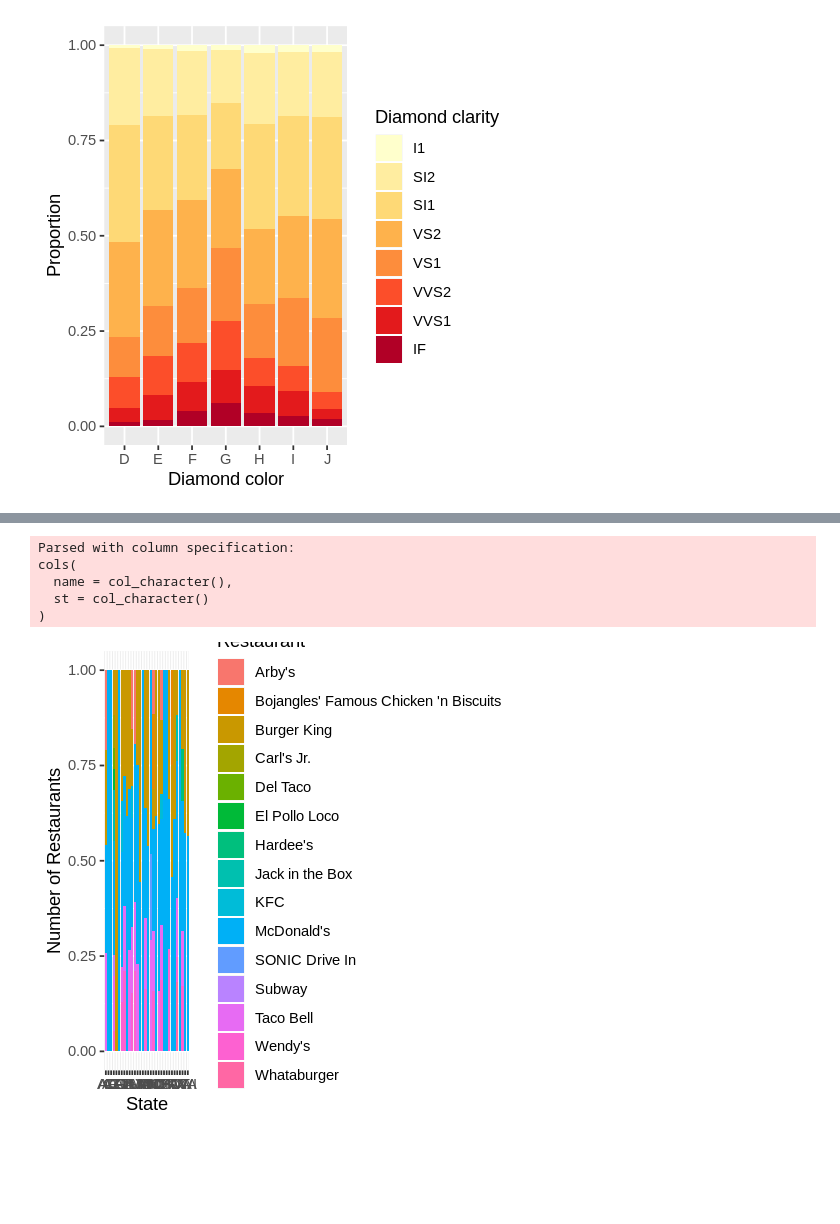
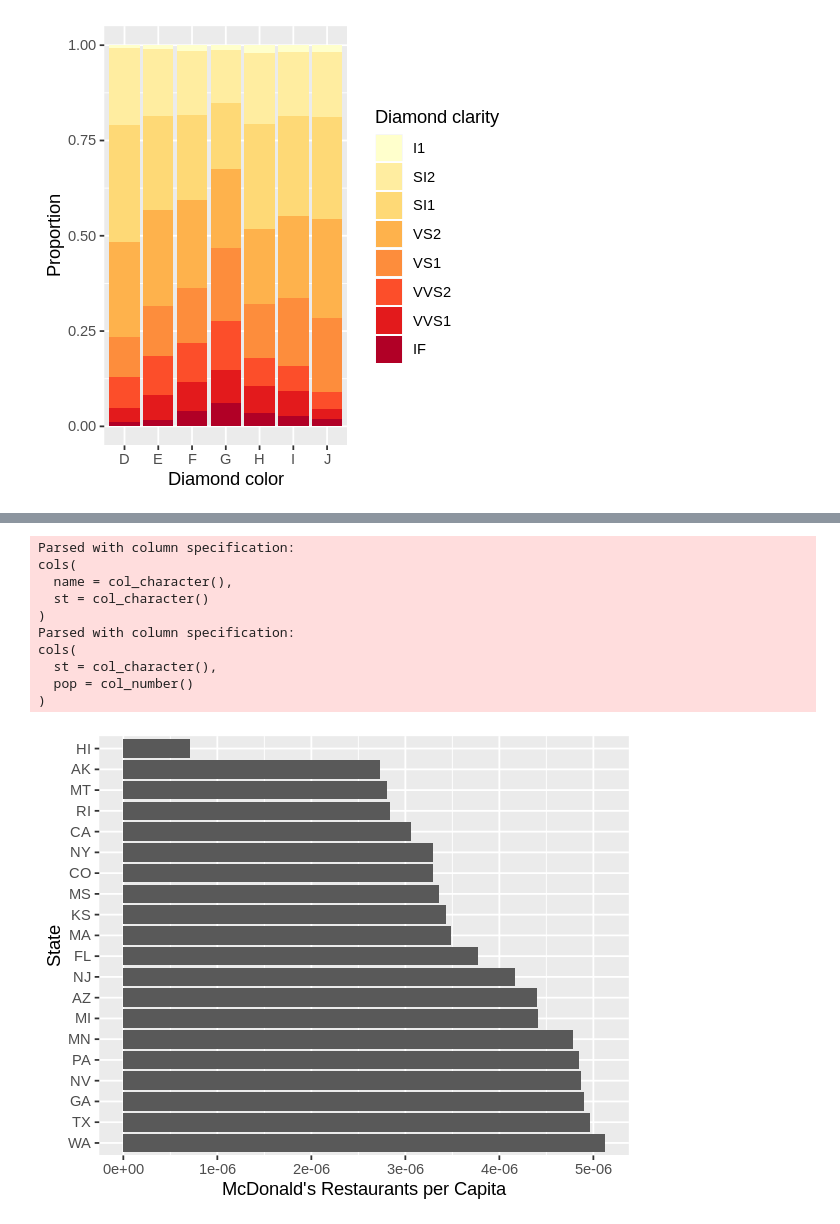
Before and after one commit to hallje193/dsci100-coursework-jerryhall, a Jupyter notebook: materials/tutorial_04/tutorial_04.ipynb, the cells around one changed output, grey strips where cells are left out. Saved outputs shown, nothing was run; the diff lists cells and outputs as text; code cells hidden in the pictures; blank space fills up the shorter version.

```diff
--- a/materials/tutorial_04/tutorial_04.ipynb
+++ b/materials/tutorial_04/tutorial_04.ipynb
@@ -431,22 +431,33 @@ Hint: The function `pull` from the `dplyr` package selects a column in a data fr
 # %%
 # write the code for your plot here
 # your code here
+options(repr.plot.width = 5)
+
 fast_food_plot <- read_csv('data/fast_food.csv') %>%
-    group_by(name, st) %>%
+    filter(name == "McDonald's") %>%
+    group_by(st) %>%
     summarize(n = n()) %>%
-    arrange(desc(n)) %>%
-    head(n = 100) %>%
-    ggplot(aes(x = st, y = n, fill = name)) +
-    geom_bar(stat = 'identity', position = 'fill') +
-    labs(x = 'State', y = 'Number of Restaurants', fill = 'Restaurant')
+    inner_join(read_csv('data/state_populations.csv'), by = "st") %>%
+    mutate(restPerCapita = n / pop) %>%
+    arrange(restPerCapita) %>%
+    head(n=20) %>%
+    ggplot(aes(x = reorder(st, -restPerCapita), y = restPerCapita)) +
+        geom_bar(stat = 'identity') +
+        labs(x = 'State', y = "McDonald's Restaurants per Capita") +
+        coord_flip()
 fast_food_plot
 # %% [output]
 Parsed with column specification:
 cols(
   name = col_character(),
   st = col_character()
 )
+Parsed with column specification:
+cols(
+  st = col_character(),
+  pop = col_number()
+)
-[figure, old version]
+[figure, new version]
 # %% [markdown]
 *Write a paragraph explaining your visualization and why you chose it. Also explain your conclusion from the visualization and reasoning as to how you came to that conclusion. If you need to bring in outside information to help you answer your question, please feel free to do so. Finally, if there is some way that you could improve your visualization, but don't yet know how to do it, please explain what you would do if you knew how.*
 
```
Also changed, not shown: parts of 1 cell of this notebook.
